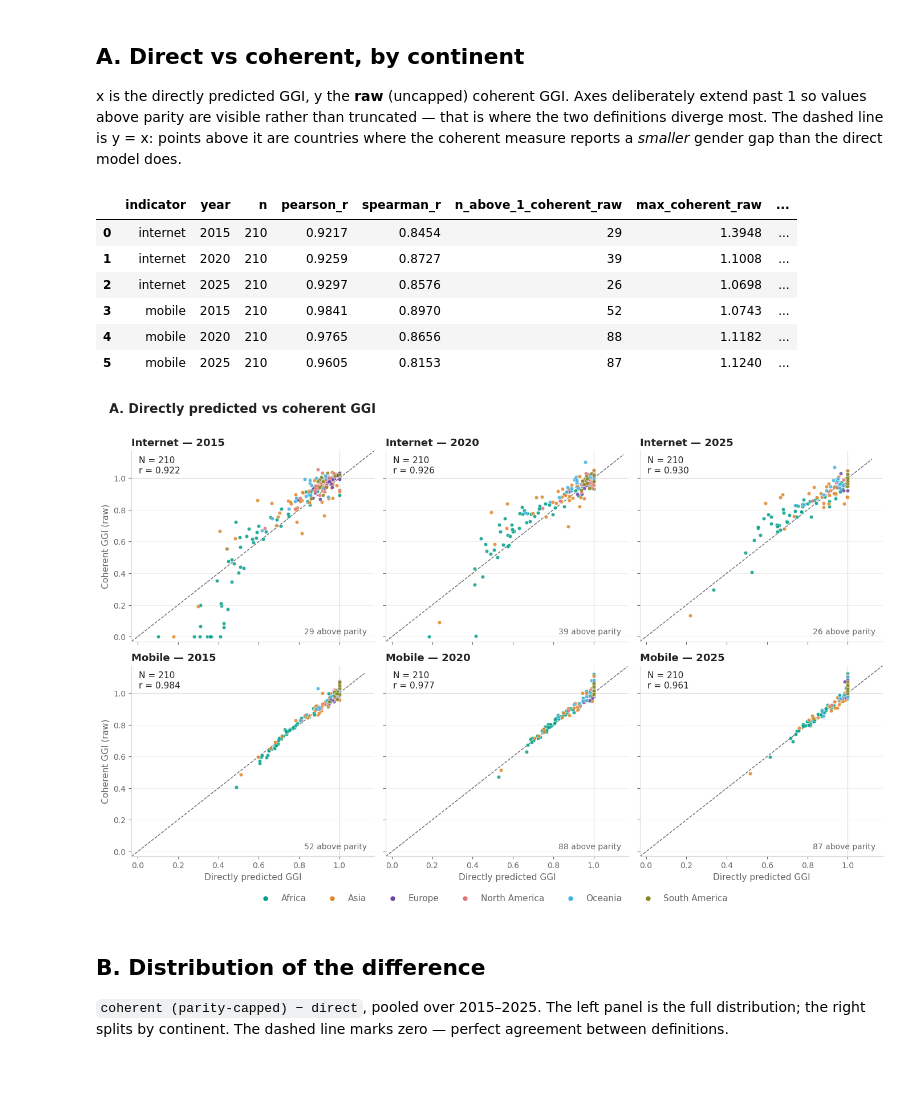
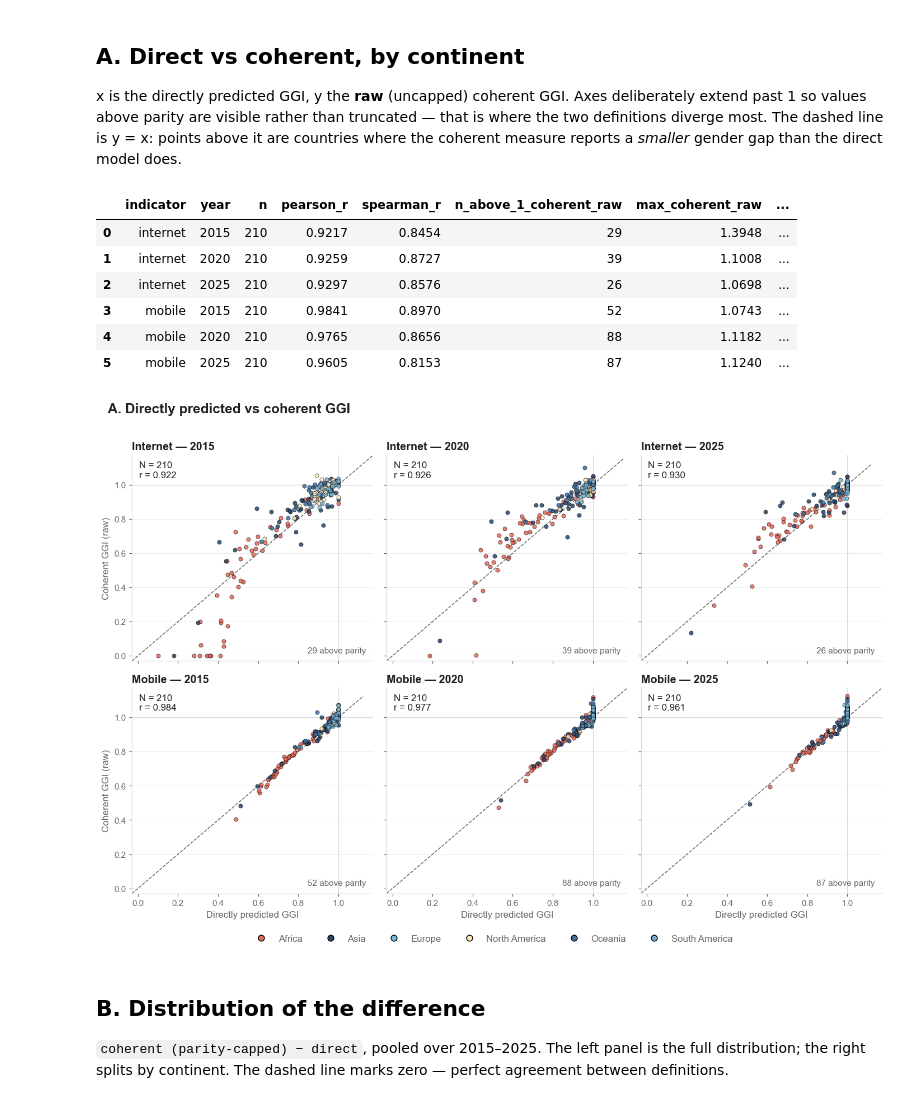
Before and after one commit to vallerrr/dgg_national, a Jupyter notebook: src/analysis_notebooks/05_coherent_ggi_comparison.ipynb, the cells around one changed output. Drawn from its saved outputs; the diff is of its cells as text; code cells hidden in the pictures; blank space fills up the shorter version.

Commit message:
repo clean with the same color palette

```diff
--- a/src/analysis_notebooks/05_coherent_ggi_comparison.ipynb
+++ b/src/analysis_notebooks/05_coherent_ggi_comparison.ipynb
@@ -35,14 +35,17 @@ import pandas as pd
 
 import ggi_comparison
 import params
+import plotting as plot
 
 NOTEBOOK = '05_coherent_ggi_comparison'
 
 warnings.filterwarnings('ignore')
 
-STYLE = dict(params.STYLE); STYLE["save"]=True
+STYLE = params.STYLE          # saving is on by default (shared_style.STYLE['save'])
 PALETTE = STYLE['colors']
-INK, MUTED, GRID = '#222222', '#666666', '#d9d9d9'
+# The ink, and the palette, come from one place — src/shared_style.py, applied by plotting.py
+# (D52). Restating the hexes here is how two figures end up with two greys.
+INK, MUTED, GRID = plot.INK, plot.MUTED, plot.GRID
 FIGDIR = params.fig_dir(NOTEBOOK)
 FIGDIR.mkdir(parents=True, exist_ok=True)
 
@@ -94,7 +97,7 @@ DEF_LABEL = {'coherent_parity': 'Coherent (parity-capped)',
              'direct': 'Directly predicted'}
 
 # Section F distinguishes two things only, so it takes the first two hues of the project's
-# categorical order (params.plot_color_order, rebuilt for colour-vision accessibility in D23) and
+# categorical order (params.plot_color_order — red and navy, the ramp's two ends, D53) and
 # backs them with marker shape, so the split survives a greyscale print.
 SAMPLE_COLOUR = {'held_out': PALETTE[1], 'in_training': PALETTE[0], 'all': PALETTE[0],
                  'all_excl_zero': PALETTE[2]}
@@ -106,7 +109,7 @@ SAMPLE_LABEL = {'held_out': 'Held out (not fitted)', 'in_training': 'In the fitt
 # construction there (D19), so it reports the clip rather than a gap. params.delete_coherent_zero_ctrl
 # decides whether the filtered sample is reported alongside; the mark below is always drawn.
 ZERO_CTRL = params.delete_coherent_zero_ctrl
-ZERO_RING = '#c0392b'
+ZERO_RING = plot.FLAG
 
 print(f"{scatter['gid_0'].nunique()} countries | continents: {', '.join(CONTINENTS)}")
 
@@ -119,7 +122,7 @@ def tidy(ax, title=None, xlabel=None, ylabel=None):
         ax.set_xlabel(xlabel, fontsize=STYLE['tick_fs'], color=MUTED)
     if ylabel:
         ax.set_ylabel(ylabel, fontsize=STYLE['tick_fs'], color=MUTED)
-    ax.tick_params(labelsize=STYLE['tick_fs'] - 1, colors=MUTED)
+    ax.tick_params(labelsize=STYLE['annot_fs'], colors=MUTED)
     ax.grid(axis='y', color=GRID, linewidth=0.5, alpha=0.6)
     ax.set_axisbelow(True)
     for s in ['top', 'right']:
@@ -138,7 +141,7 @@ past 1 so values above parity are visible rather than truncated — that is wher
 diverge most. The dashed line is y = x: points above it are countries where the coherent measure
 reports a *smaller* gender gap than the direct model does.
 # %%
-fig, axes = plt.subplots(2, 3, figsize=(14, 9), sharex=True, sharey=True)
+fig, axes = plt.subplots(2, 3, figsize=plot.figsize('tall'), sharex=True, sharey=True)
 
 for row, indicator in enumerate(params.COHERENT_GGI['indicators']):
     for col, year in enumerate(params.COHERENT_GGI['focus_years']):
@@ -155,43 +158,43 @@ for row, indicator in enumerate(params.COHERENT_GGI['indicators']):
         for continent in CONTINENTS:
             pts = block[block['continent'] == continent]
             ax.scatter(pts['direct'], pts['coherent_raw'], s=22, alpha=0.85,
-                       color=CONTINENT_COLOUR[continent], edgecolor='white',
+                       color=CONTINENT_COLOUR[continent], edgecolor=plot.EDGE,
                        linewidth=0.4, zorder=3)
 
         ax.text(0.03, 0.97, f"N = {int(st['n'])}\nr = {st['pearson_r']:.3f}",
                 transform=ax.transAxes, va='top', ha='left',
                 fontsize=STYLE['tick_fs'], color=INK)
         ax.text(0.97, 0.03, f"{int(st['n_above_1_coherent_raw'])} above parity",
                 transform=ax.transAxes, va='bottom', ha='right',
-                fontsize=STYLE['tick_fs'] - 1, color=MUTED)
+                fontsize=STYLE['annot_fs'], color=MUTED)
 
         tidy(ax, title=f'{indicator.capitalize()} — {year}')
         ax.set_xlim(lim); ax.set_ylim(lim)
         if row == 1:
             ax.set_xlabel('Directly predicted GGI', fontsize=STYLE['tick_fs'], color=MUTED)
         if col == 0:
             ax.set_ylabel('Coherent GGI (raw)', fontsize=STYLE['tick_fs'], color=MUTED)
 
 # one figure-level legend: inside a panel it collided with the 'above parity' annotation
 handles = [plt.Line2D([], [], marker='o', linestyle='None', markersize=7,
-                      markerfacecolor=CONTINENT_COLOUR[c], markeredgecolor='white', label=c)
+                      markerfacecolor=CONTINENT_COLOUR[c], markeredgecolor=plot.EDGE, label=c)
            for c in CONTINENTS]
 fig.legend(handles=handles, loc='lower center', ncol=len(CONTINENTS), frameon=False,
            fontsize=STYLE['tick_fs'], labelcolor=MUTED, bbox_to_anchor=(0.5, -0.01))
 fig.suptitle('A. Directly predicted vs coherent GGI', fontsize=STYLE['title_fs'],
              color=INK, fontweight='bold', x=0.02, ha='left')
 fig.tight_layout(rect=[0, 0.03, 1, 0.97])
-fig.savefig(FIGDIR / 'A_scatter_direct_vs_coherent.png', dpi=STYLE['dpi'], bbox_inches='tight')
+plot.save_fig(fig, FIGDIR / 'A_scatter_direct_vs_coherent.png')
 scatter_stats.round(4)
 # %% [output]
 |  | indicator | year | n | pearson_r | spearman_r | n_above_1_coherent_raw | max_coherent_raw | ... |
 | 0 | internet | 2015 | 210 | 0.9217 | 0.8454 | 29 | 1.3948 | ... |
 | 1 | internet | 2020 | 210 | 0.9259 | 0.8727 | 39 | 1.1008 | ... |
 | 2 | internet | 2025 | 210 | 0.9297 | 0.8576 | 26 | 1.0698 | ... |
 | 3 | mobile | 2015 | 210 | 0.9841 | 0.8970 | 52 | 1.0743 | ... |
 | 4 | mobile | 2020 | 210 | 0.9765 | 0.8656 | 88 | 1.1182 | ... |
 | 5 | mobile | 2025 | 210 | 0.9605 | 0.8153 | 87 | 1.1240 | ... |
-[figure, old version]
+[figure, new version]
 # %% [markdown]
 ## B. Distribution of the difference
 
```
Also changed, not shown: parts of 12 cells of this notebook, 19 other files.
